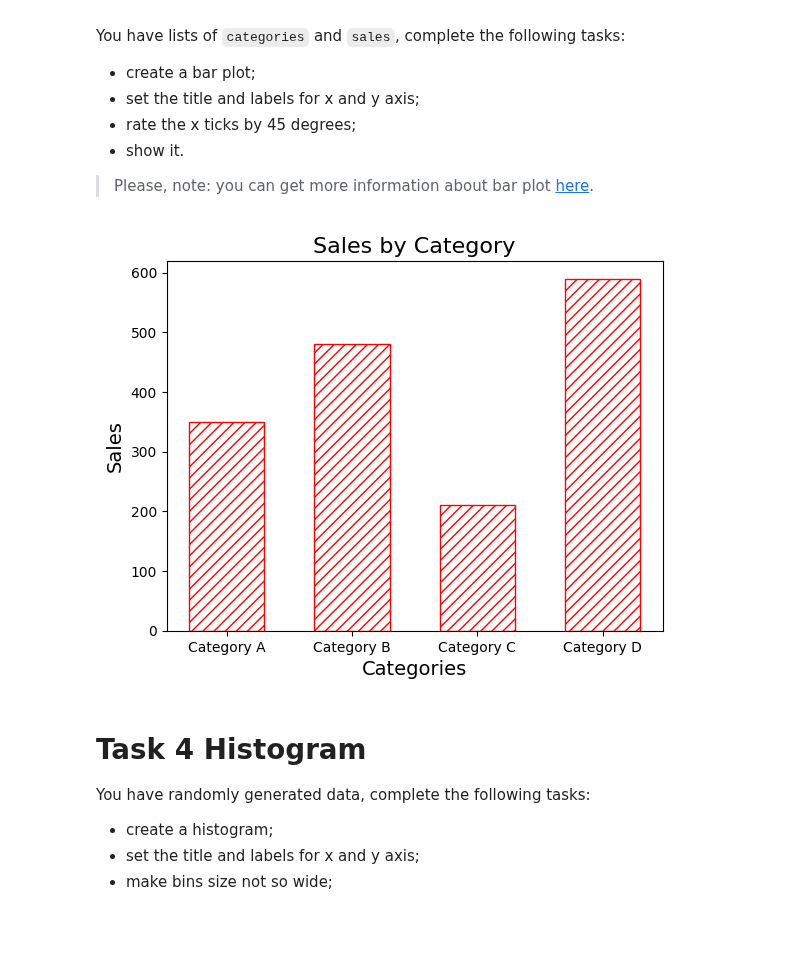
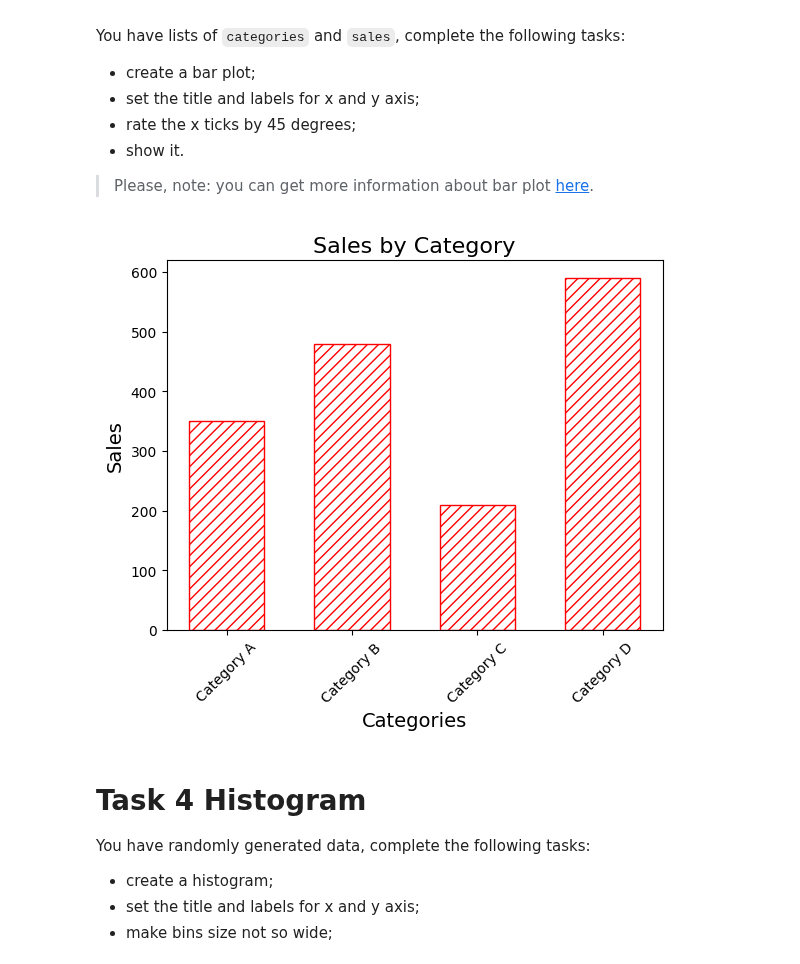
Before and after one commit to mate-academy/py-matplotlib, a Jupyter notebook: app/matplotlib.ipynb, the cells around one changed output. Saved outputs shown, nothing was run; the diff lists cells and outputs as text; code cells hidden in the pictures; blank space fills up the shorter version.

```diff
--- a/app/matplotlib.ipynb
+++ b/app/matplotlib.ipynb
@@ -69,17 +69,18 @@ You have lists of `categories` and `sales`, complete the following tasks:
 # %%
 categories = ["Category A", "Category B", "Category C", "Category D"]
 sales = [350, 480, 210, 590]
 
 bars = plt.bar(categories, sales, width=0.6, bottom=None, align='center', data=None, color="white")
 for bar in bars:
     bar.set_hatch('///')
     bar.set_edgecolor('red')
 plt.title('Sales by Category', fontsize=16)
 plt.xlabel('Categories', fontsize=14)
 plt.ylabel('Sales', fontsize=14)
+plt.xticks(rotation=45)
 plt.show()
 # %% [output]
-[figure, old version]
+[figure, new version]
 # %% [markdown]
 # Task 4 Histogram
 
```
Also changed, not shown: parts of 2 cells of this notebook.
